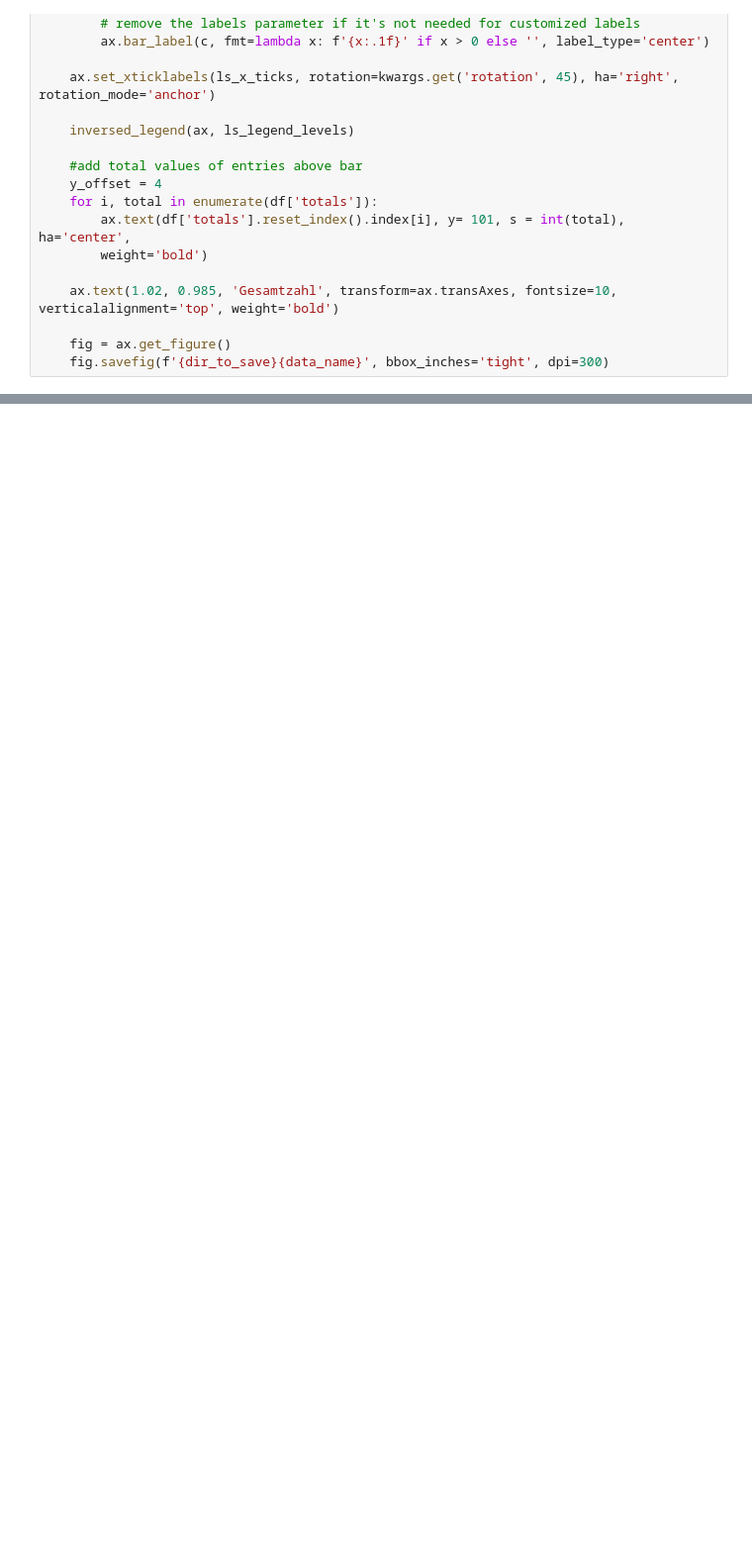
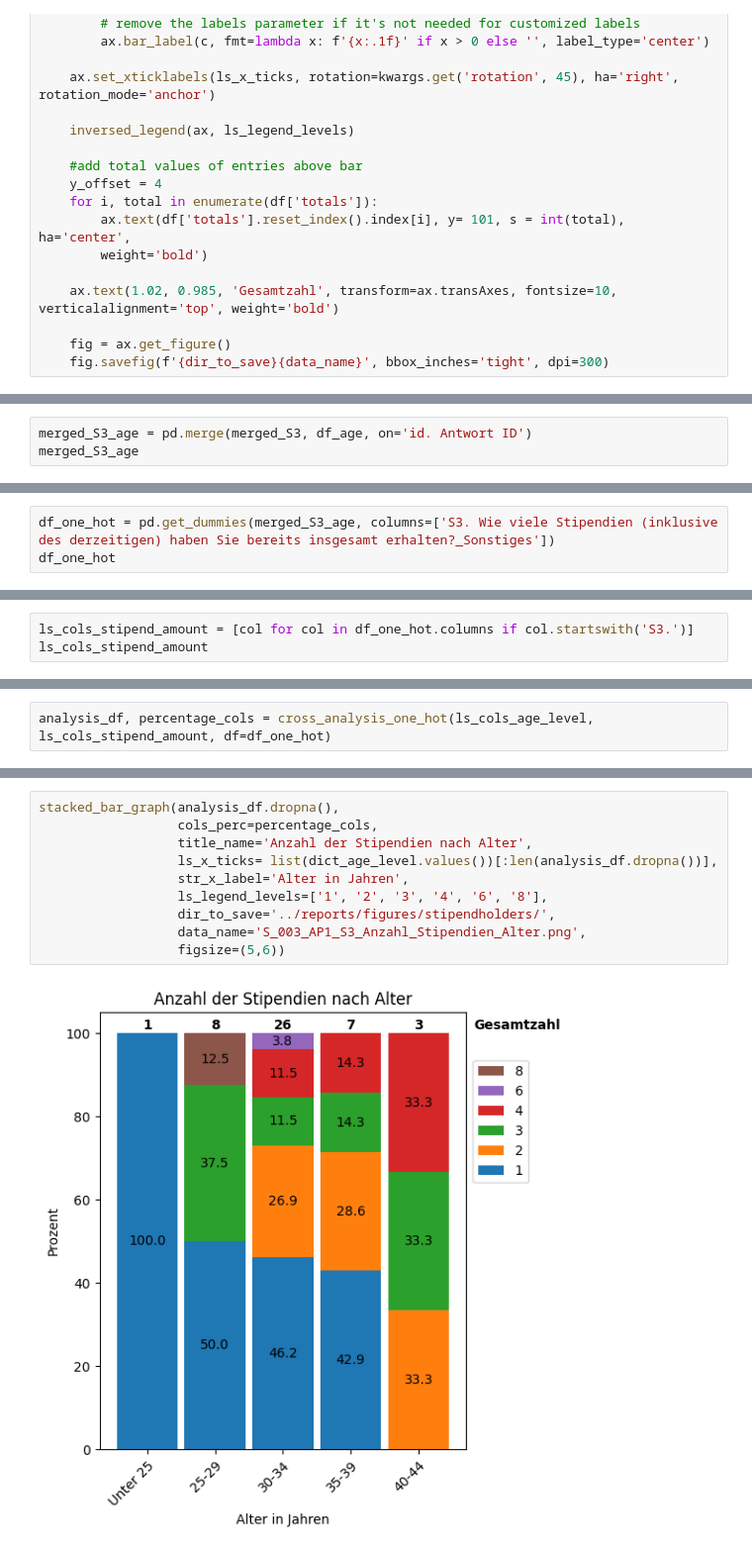
Before and after one commit to michaelgerloff/Survey_working_conditions_art_history, a Jupyter notebook: notebooks/07_Data_Visualization_Stipend.ipynb, the cells around one changed output, grey strips where cells are left out. Shown: that part at 99% size. Drawn from its saved outputs; the diff is of its cells as text; blank space fills up the shorter version.

```diff
--- a/notebooks/07_Data_Visualization_Stipend.ipynb
+++ b/notebooks/07_Data_Visualization_Stipend.ipynb
@@ -459,0 +510,3 @@ stacked_bar_graph(df_experience,
+# %%
+merged_S3_age = pd.merge(merged_S3, df_age, on='id. Antwort ID')
+merged_S3_age
@@ -459,0 +531,3 @@ stacked_bar_graph(df_experience,
+# %%
+df_one_hot = pd.get_dummies(merged_S3_age, columns=['S3. Wie viele Stipendien (inklusive des derzeitigen) haben Sie bereits insgesamt erhalten?_Sonstiges'])
+df_one_hot
@@ -459,0 +552,3 @@ stacked_bar_graph(df_experience,
+# %%
+ls_cols_stipend_amount = [col for col in df_one_hot.columns if col.startswith('S3.')]
+ls_cols_stipend_amount
@@ -459,0 +562,2 @@ stacked_bar_graph(df_experience,
+# %%
+analysis_df, percentage_cols = cross_analysis_one_hot(ls_cols_age_level, ls_cols_stipend_amount, df=df_one_hot)
@@ -459,0 +579,12 @@ stacked_bar_graph(df_experience,
+# %%
+stacked_bar_graph(analysis_df.dropna(),
+                  cols_perc=percentage_cols,
+                  title_name='Anzahl der Stipendien nach Alter',
+                  ls_x_ticks= list(dict_age_level.values())[:len(analysis_df.dropna())],
+                  str_x_label='Alter in Jahren',
+                  ls_legend_levels=['1', '2', '3', '4', '6', '8'],
+                  dir_to_save='../reports/figures/stipendholders/',
+                  data_name='S_003_AP1_S3_Anzahl_Stipendien_Alter.png',
+                  figsize=(5,6))
+# %% [output]
+[figure, added]
```
Also changed, not shown: parts of 61 cells of this notebook, 3 other files.
